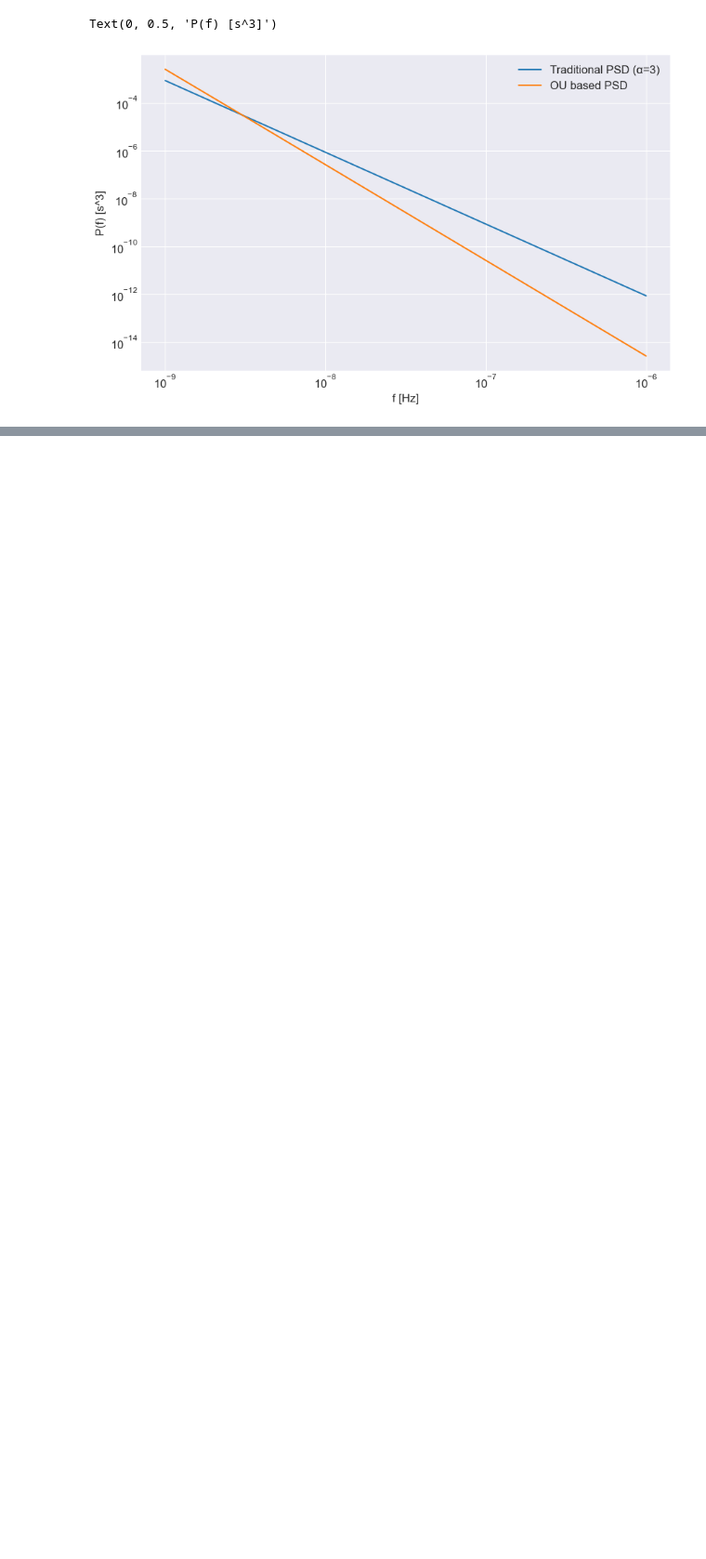
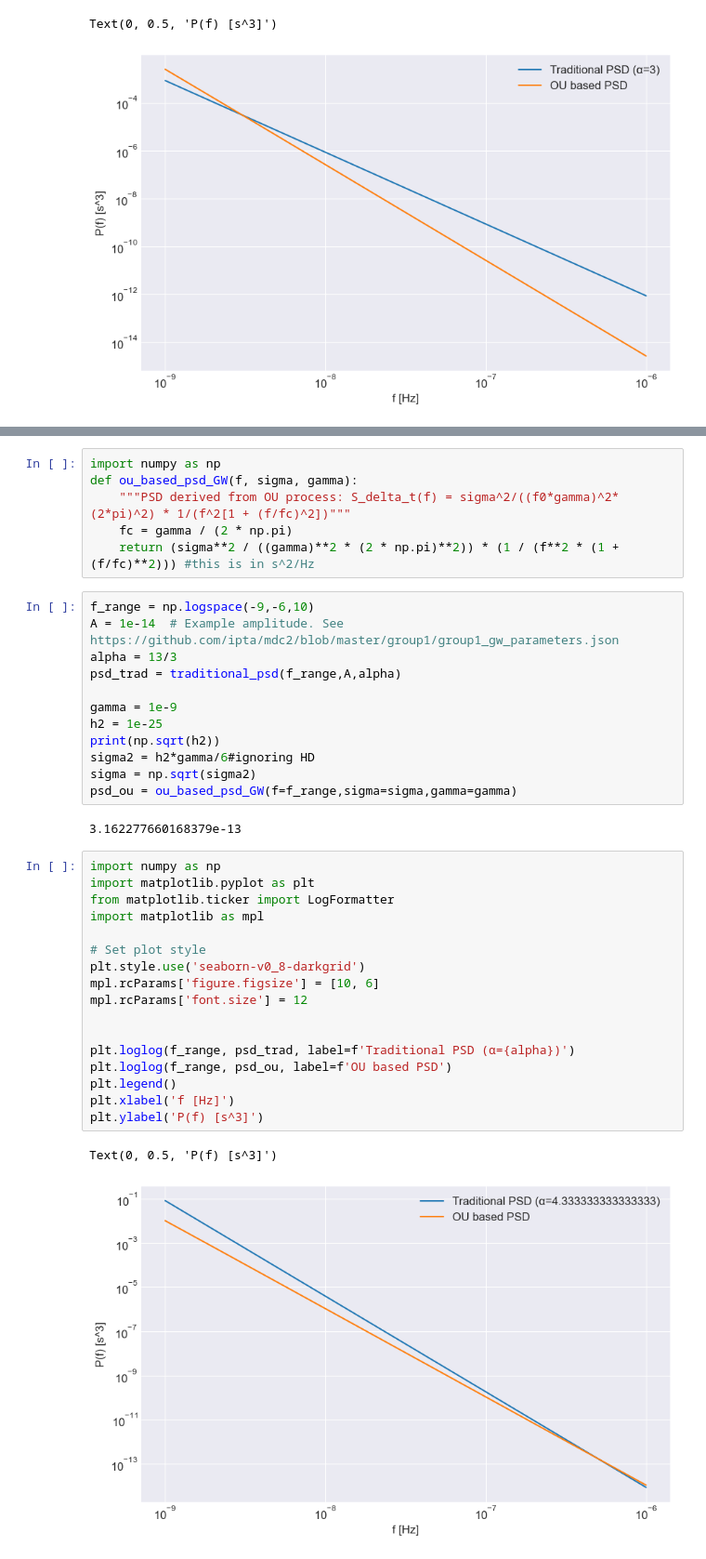
Before and after one commit to tomkimpson/Argus, a Jupyter notebook: notebooks/05.PSD_for_OU_process.ipynb, the cells around one changed output, grey strips where cells are left out. Shown at 93% size. Saved outputs shown, nothing was run; the diff lists cells and outputs as text; blank space fills up the shorter version.

```diff
--- a/notebooks/05.PSD_for_OU_process.ipynb
+++ b/notebooks/05.PSD_for_OU_process.ipynb
@@ -132,0 +137,40 @@ Text(0, 0.5, 'P(f) [s^3]')
+# %%
+import numpy as np
+def ou_based_psd_GW(f, sigma, gamma):
+    """PSD derived from OU process: S_delta_t(f) = sigma^2/((f0*gamma)^2*(2*pi)^2) * 1/(f^2[1 + (f/fc)^2])"""
+    fc = gamma / (2 * np.pi)
+    return (sigma**2 / ((gamma)**2 * (2 * np.pi)**2)) * (1 / (f**2 * (1 + (f/fc)**2))) #this is in s^2/Hz
+# %%
+f_range = np.logspace(-9,-6,10)
+A = 1e-14  # Example amplitude. See https://github.com/ipta/mdc2/blob/master/group1/group1_gw_parameters.json
+alpha = 13/3
+psd_trad = traditional_psd(f_range,A,alpha)
+
+gamma = 1e-9
+h2 = 1e-25
+print(np.sqrt(h2))
+sigma2 = h2*gamma/6#ignoring HD
+sigma = np.sqrt(sigma2)
+psd_ou = ou_based_psd_GW(f=f_range,sigma=sigma,gamma=gamma)
+# %% [output]
+3.162277660168379e-13
+# %%
+import numpy as np
+import matplotlib.pyplot as plt
+from matplotlib.ticker import LogFormatter
+import matplotlib as mpl
+
+# Set plot style
+plt.style.use('seaborn-v0_8-darkgrid')
+mpl.rcParams['figure.figsize'] = [10, 6]
+mpl.rcParams['font.size'] = 12
+
+
+plt.loglog(f_range, psd_trad, label=f'Traditional PSD (α={alpha})')
+plt.loglog(f_range, psd_ou, label=f'OU based PSD')
+plt.legend()
+plt.xlabel('f [Hz]')
+plt.ylabel('P(f) [s^3]')
+# %% [output]
+Text(0, 0.5, 'P(f) [s^3]')
+[figure, added]
```
Also changed, not shown: parts of 3 cells of this notebook.
